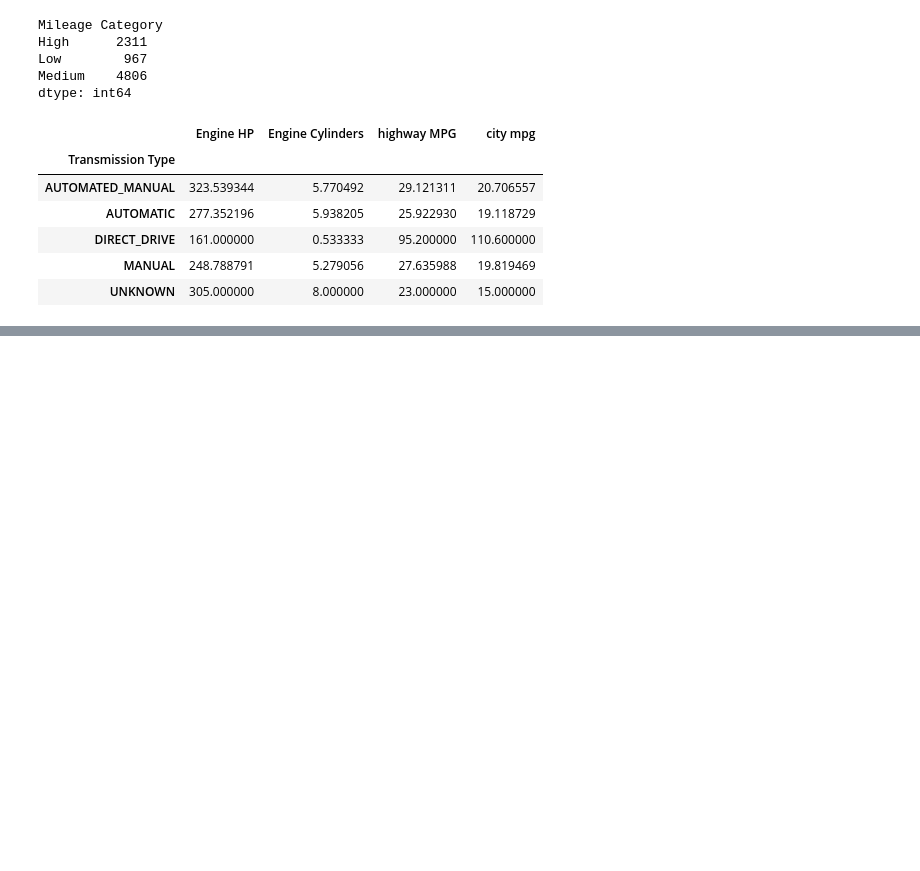
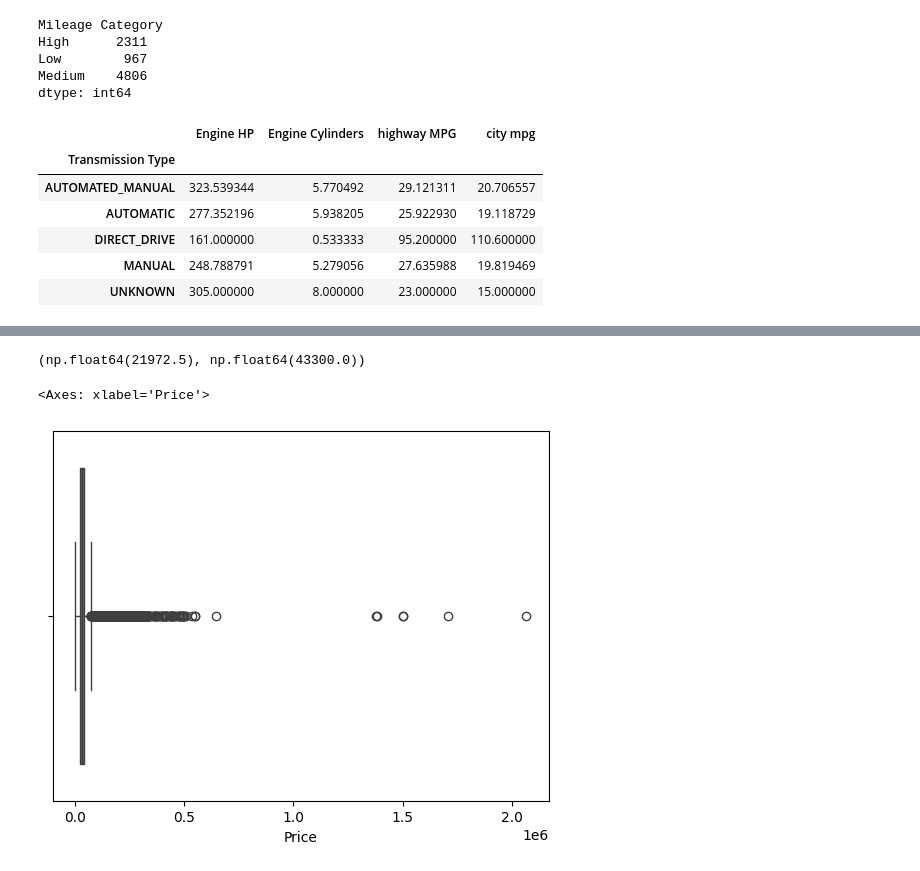
Before and after one commit to ESET0118/Basic-Training, a Jupyter notebook: AI ML/Cars.ipynb, the cells around one changed output, grey strips where cells are left out. Cells and saved outputs as stored; diff of their text form; code cells hidden in the pictures; blank space fills up the shorter version.

```diff
--- a/AI ML/Cars.ipynb
+++ b/AI ML/Cars.ipynb
@@ -106,3 +111,6 @@ df.groupby('Transmission Type').agg({'Engine HP':'mean','Engine Cylinders':'mean
 | DIRECT_DRIVE | 161.000000 | 0.533333 | 95.200000 | 110.600000 |
 | MANUAL | 248.788791 | 5.279056 | 27.635988 | 19.819469 |
 | UNKNOWN | 305.000000 | 8.000000 | 23.000000 | 15.000000 |
+# %%
+df = df.drop(['Engine Fuel Type', 'Market Category', 'Vehicle Size', 'Vehicle Style', 'Popularity', 'Number of Doors'], axis=1)
+df.head()
@@ -108,0 +128,3 @@ df.groupby('Transmission Type').agg({'Engine HP':'mean','Engine Cylinders':'mean
+# %%
+df=df.rename(columns={'Engine HP':'HP','Engine Cylinders':'Cylinders','MSRP':'Price'})
+df.head()
@@ -108,0 +138,4 @@ df.groupby('Transmission Type').agg({'Engine HP':'mean','Engine Cylinders':'mean
+# %%
+duplicate=[df.duplicated()]
+df.drop_duplicates(inplace=True)
+df.shape
@@ -108,0 +176,3 @@ df.groupby('Transmission Type').agg({'Engine HP':'mean','Engine Cylinders':'mean
+# %%
+df=df.dropna()
+df.count()
@@ -108,0 +203,12 @@ df.groupby('Transmission Type').agg({'Engine HP':'mean','Engine Cylinders':'mean
+# %%
+twentyfive=df['Price'].quantile(0.25)
+seventyfive=df['Price'].quantile(0.75)
+iqr=seventyfive-twentyfive
+twentyfive, seventyfive
+# %% [output]
+(np.float64(21972.5), np.float64(43300.0))
+# %%
+sns.boxplot(x=df['Price'])
+# %% [output]
+<Axes: xlabel='Price'>
+[figure, added]
```
Also changed, not shown: parts of 17 cells of this notebook, 18 other files.
